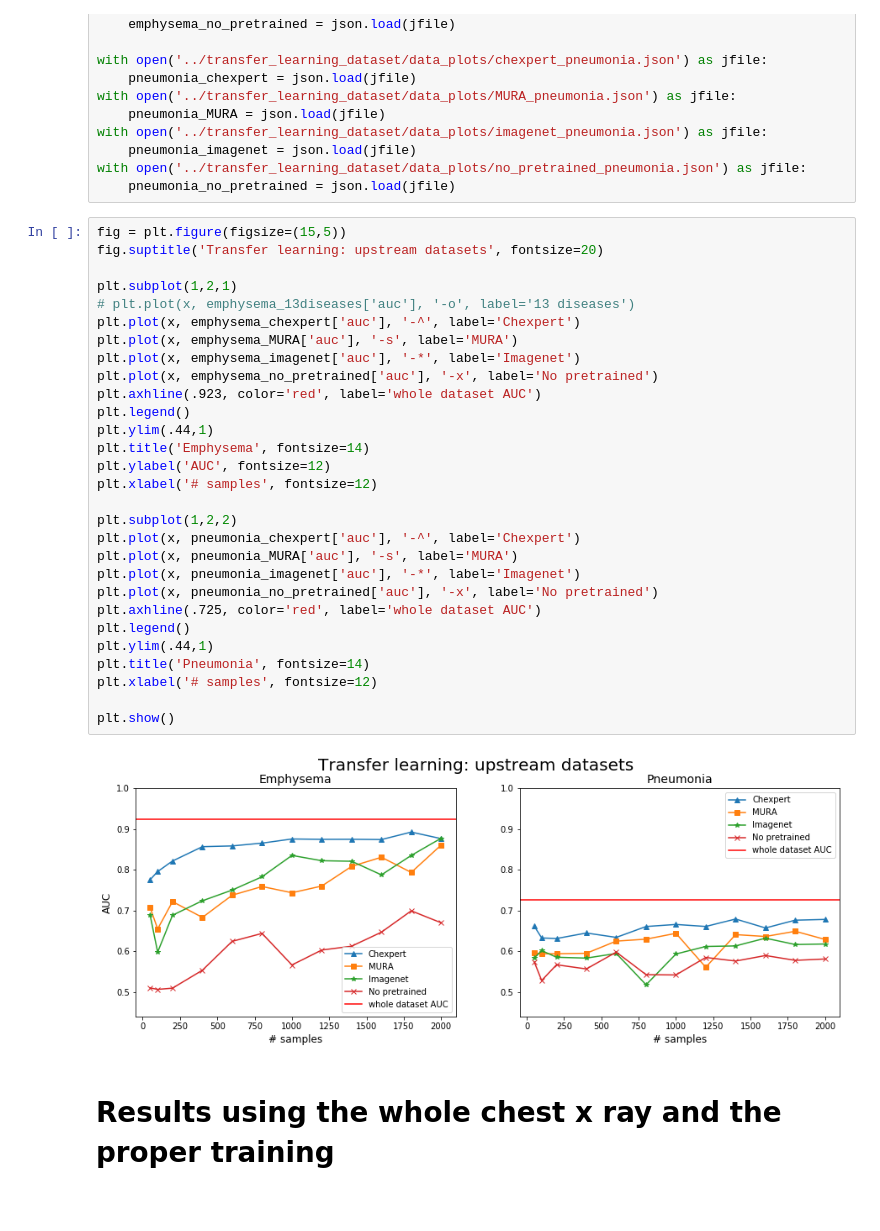
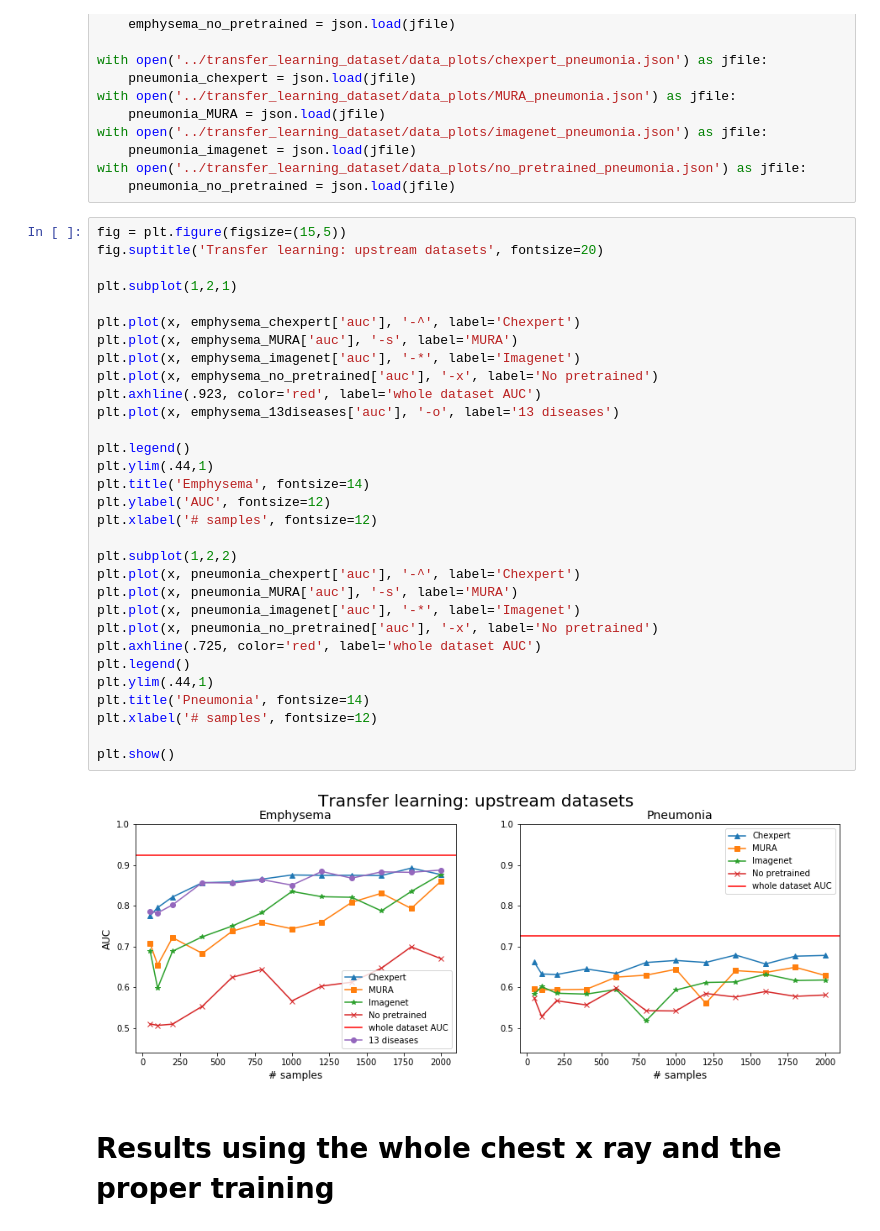
Before and after one commit to r0mer0m/DL-Medical-Images, a Jupyter notebook: plots/plots paper.ipynb, the cells around one changed output. Saved outputs shown, nothing was run; the diff lists cells and outputs as text.

```diff
--- a/plots/plots paper.ipynb
+++ b/plots/plots paper.ipynb
@@ -190,34 +246,36 @@ with open('../transfer_learning_dataset/data_plots/no_pretrained_pneumonia.json'
 # %%
 fig = plt.figure(figsize=(15,5))
 fig.suptitle('Transfer learning: upstream datasets', fontsize=20)
 
 plt.subplot(1,2,1)
-# plt.plot(x, emphysema_13diseases['auc'], '-o', label='13 diseases')
+
 plt.plot(x, emphysema_chexpert['auc'], '-^', label='Chexpert')
 plt.plot(x, emphysema_MURA['auc'], '-s', label='MURA')
 plt.plot(x, emphysema_imagenet['auc'], '-*', label='Imagenet')
 plt.plot(x, emphysema_no_pretrained['auc'], '-x', label='No pretrained')
 plt.axhline(.923, color='red', label='whole dataset AUC')
+plt.plot(x, emphysema_13diseases['auc'], '-o', label='13 diseases')
+
 plt.legend()
 plt.ylim(.44,1)
 plt.title('Emphysema', fontsize=14)
 plt.ylabel('AUC', fontsize=12)
 plt.xlabel('# samples', fontsize=12)
 
 plt.subplot(1,2,2)
 plt.plot(x, pneumonia_chexpert['auc'], '-^', label='Chexpert')
 plt.plot(x, pneumonia_MURA['auc'], '-s', label='MURA')
 plt.plot(x, pneumonia_imagenet['auc'], '-*', label='Imagenet')
 plt.plot(x, pneumonia_no_pretrained['auc'], '-x', label='No pretrained')
 plt.axhline(.725, color='red', label='whole dataset AUC')
 plt.legend()
 plt.ylim(.44,1)
 plt.title('Pneumonia', fontsize=14)
 plt.xlabel('# samples', fontsize=12)
 
 plt.show()
 # %% [output]
-[figure, old version]
+[figure, new version]
 # %% [markdown]
 # Results using the whole chest x ray and the proper training
 # %%
```
Also changed, not shown: parts of 7 cells of this notebook, 4 other files.
